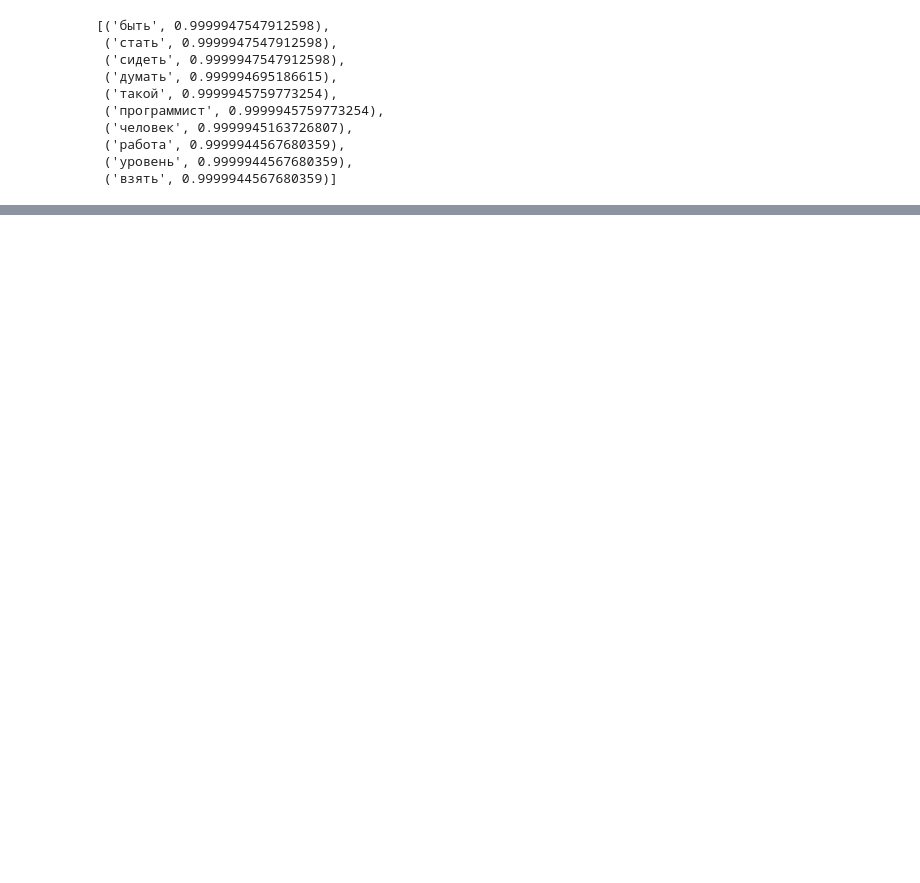
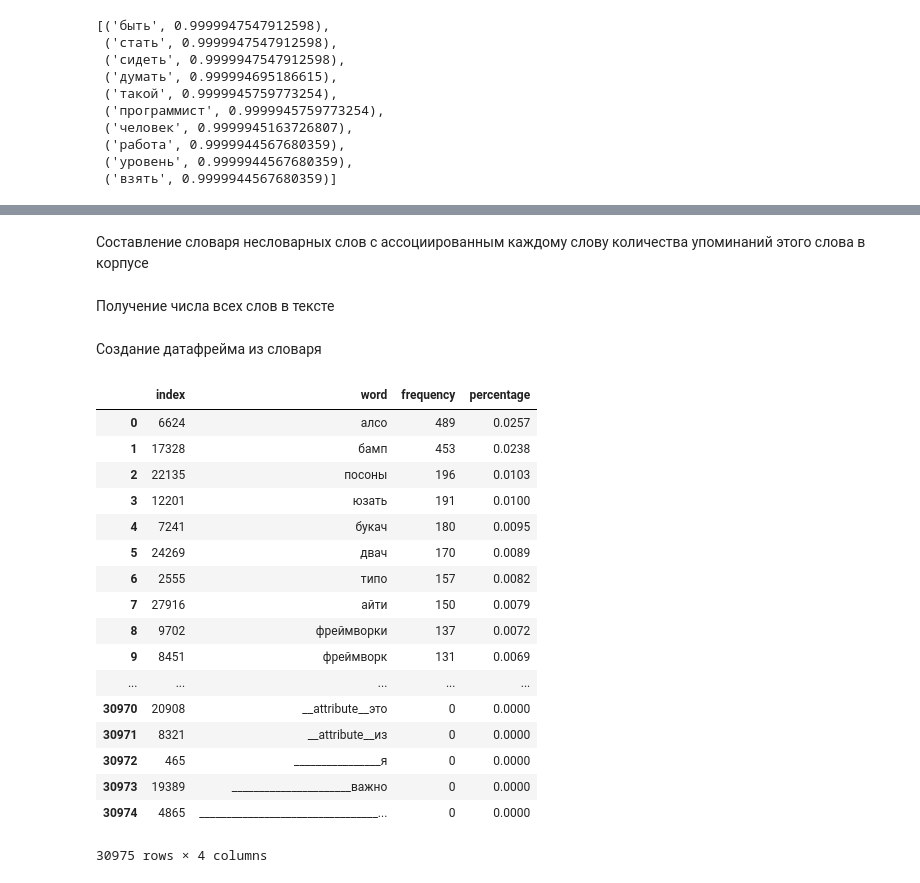
Before and after one commit to bakarov/2ch2vec, a Jupyter notebook: 2ch_model.ipynb, the cells around one changed output, grey strips where cells are left out. Drawn from its saved outputs; the diff is of its cells as text; code cells hidden in the pictures; blank space fills up the shorter version.

```diff
--- a/2ch_model.ipynb
+++ b/2ch_model.ipynb
@@ -112,3 +124,9 @@ def check_for_rus_lan(word):
     if regex.match(word):
         return True
     return False
+
+def check_dirty(word):
+    regexp = compile(r'уеб|хуё|ёб|пидо|иби|хуй|еба|бля|еби|хуе|хуи|пиз|срал|velf|оеб')
+    if regexp.search(word):
+          return True
+    return False
@@ -114,0 +141,2 @@ def check_for_rus_lan(word):
+# %% [markdown]
+Составление словаря несловарных слов с ассоциированным каждому слову количества упоминаний этого слова в корпусе
@@ -114,0 +153,2 @@ def check_for_rus_lan(word):
+# %% [markdown]
+Получение числа всех слов в тексте
@@ -114,0 +158,30 @@ def check_for_rus_lan(word):
+# %% [markdown]
+Создание датафрейма из словаря
+# %%
+df = DataFrame.from_dict(words_dict, orient='index').reset_index()
+df.columns = ['word', 'frequency']
+df = df.sort_values(by=['frequency', 'word'], ascending=False).reset_index()
+percentage = []
+for i in df.frequency:
+    percentage.append(round(i/words_amount*100,4))
+df['percentage'] = Series(percentage, index=df.index)
+df
+# %% [output]
+|  | index | word | frequency | percentage |
+| 0 | 6624 | алсо | 489 | 0.0257 |
+| 1 | 17328 | бамп | 453 | 0.0238 |
+| 2 | 22135 | посоны | 196 | 0.0103 |
+| 3 | 12201 | юзать | 191 | 0.0100 |
+| 4 | 7241 | букач | 180 | 0.0095 |
+| 5 | 24269 | двач | 170 | 0.0089 |
+| 6 | 2555 | типо | 157 | 0.0082 |
+| 7 | 27916 | айти | 150 | 0.0079 |
+| 8 | 9702 | фреймворки | 137 | 0.0072 |
+| 9 | 8451 | фреймворк | 131 | 0.0069 |
+| ... | ... | ... | ... | ... |
+| 30970 | 20908 | __attribute__это | 0 | 0.0000 |
+| 30971 | 8321 | __attribute__из | 0 | 0.0000 |
+| 30972 | 465 | ________________я | 0 | 0.0000 |
+| 30973 | 19389 | ______________________важно | 0 | 0.0000 |
+| 30974 | 4865 | _________________________________... | 0 | 0.0000 |
+30975 rows × 4 columns
```
Also changed, not shown: parts of 17 cells of this notebook.
